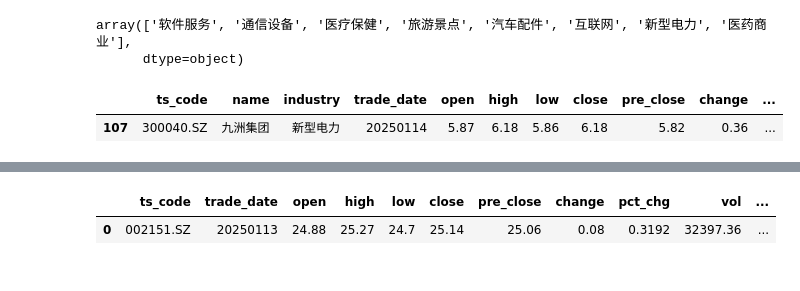
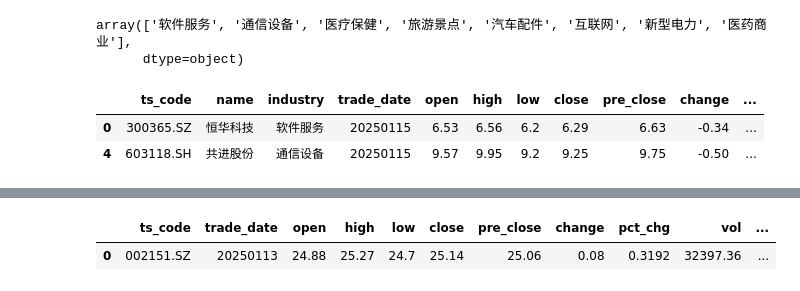
Before and after one commit to whgloveucq/jupyterfiles, a Jupyter notebook: OApractice/stock_study2023.ipynb, the cells around one changed output, grey strips where cells are left out. Saved outputs shown, nothing was run; the diff lists cells and outputs as text; code cells hidden in the pictures.

```diff
--- a/OApractice/stock_study2023.ipynb
+++ b/OApractice/stock_study2023.ipynb
@@ -256,12 +273,12 @@ from datetime import datetime,timedelta
 # df_stocks_age_gt3_base.head(1000)
 #日行情信息 及晒选。
 # trdate=(datetime.today().date() - timedelta(days=0)).strftime('%Y%m%d')
-trdate='20250114'
+trdate='20250115'
 #交易日期所在周
 # trdate_week=
 
 stock_collection=stock_daily('NA',trdate,'')
-condition = (stock_collection['close']-stock_collection['pre_close'])/stock_collection['pre_close']>0.05
+condition = (stock_collection['close']-stock_collection['pre_close'])/stock_collection['pre_close']<-0.05
 df_selected=stock_condition(stock_collection,condition)
 #股票信息
 colname=['ts_code','name','industry','trade_date','open','high','low','close','pre_close','change','pct_chg','amount']
@@ -281,8 +298,10 @@ df_selected_tmp2.industry.unique()
 array(['软件服务', '通信设备', '医疗保健', '旅游景点', '汽车配件', '互联网', '新型电力', '医药商业'],
       dtype=object)
 # %%
-df_selected_tmp2.query("close<=10 and industry=='新型电力'")
+# df_selected_tmp2.query("close<=10 and industry=='新型电力'")
+df_selected_tmp2.query("close<=10 ")
 # %% [output]
 |  | ts_code | name | industry | trade_date | open | high | low | close | pre_close | change | ... |
-| 107 | 300040.SZ | 九洲集团 | 新型电力 | 20250114 | 5.87 | 6.18 | 5.86 | 6.18 | 5.82 | 0.36 | ... |
+| 0 | 300365.SZ | 恒华科技 | 软件服务 | 20250115 | 6.53 | 6.56 | 6.2 | 6.29 | 6.63 | -0.34 | ... |
+| 4 | 603118.SH | 共进股份 | 通信设备 | 20250115 | 9.57 | 9.95 | 9.2 | 9.25 | 9.75 | -0.50 | ... |
 # %%
```
Also changed, not shown: parts of 4 cells of this notebook.
